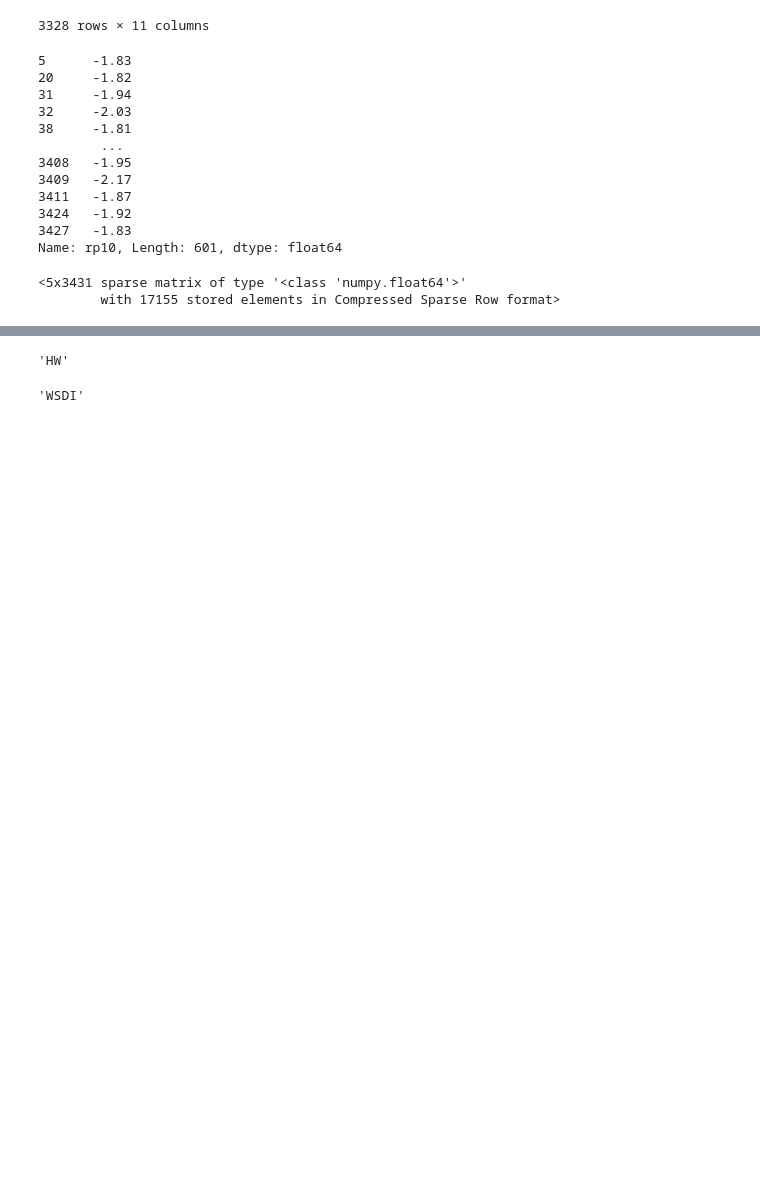
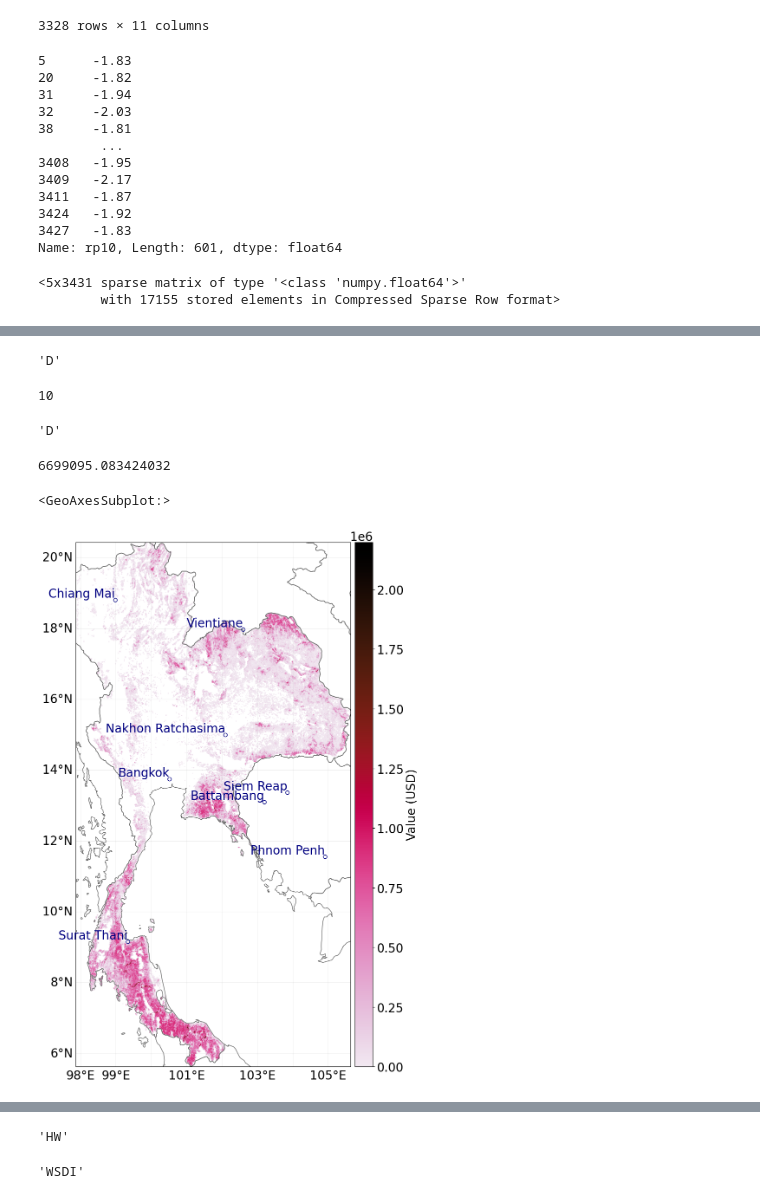
Before and after one commit to gkalomalos/ERA_projects_SWORD, a Jupyter notebook: backend/dev.ipynb, the cells around one changed output, grey strips where cells are left out. Saved outputs shown, nothing was run; the diff lists cells and outputs as text; code cells hidden in the pictures; blank space fills up the shorter version.

```diff
--- a/backend/dev.ipynb
+++ b/backend/dev.ipynb
@@ -430,0 +443,23 @@ Net Present Values
+# %%
+hazard_present.haz_type
+# %% [output]
+'D'
+# %%
+hazard_present = Hazard().from_hdf5(DATA_HAZARDS_DIR / "Hazard_DR_present_Thailand.h5")
+hazard_present.intensity_thres
+# %% [output]
+10
+# %%
+entity_present.impact_funcs.get_func(fun_id=203)[0].haz_type
+# %% [output]
+'D'
+# %%
+# impact_present.plot_rp_imp((25,))
+impact_present.aai_agg
+# %% [output]
+6699095.083424032
+# %%
+entity_present.exposures.plot_hexbin()
+# %% [output]
+<GeoAxesSubplot:>
+[figure, added]
```
Also changed, not shown: parts of 7 cells of this notebook, 1 other file.
